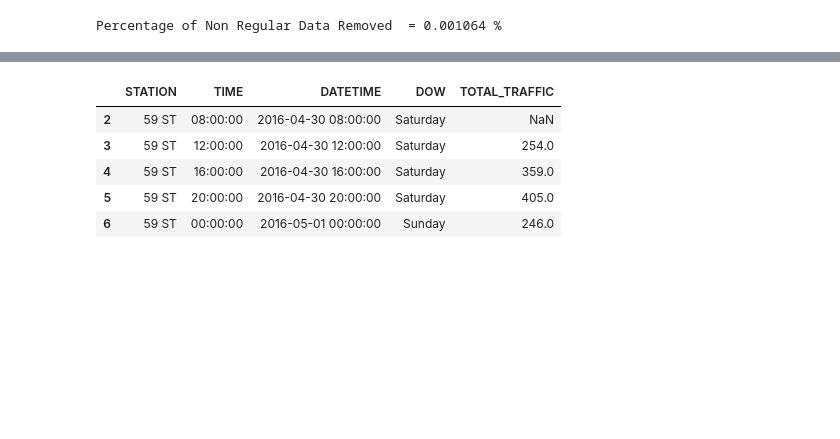
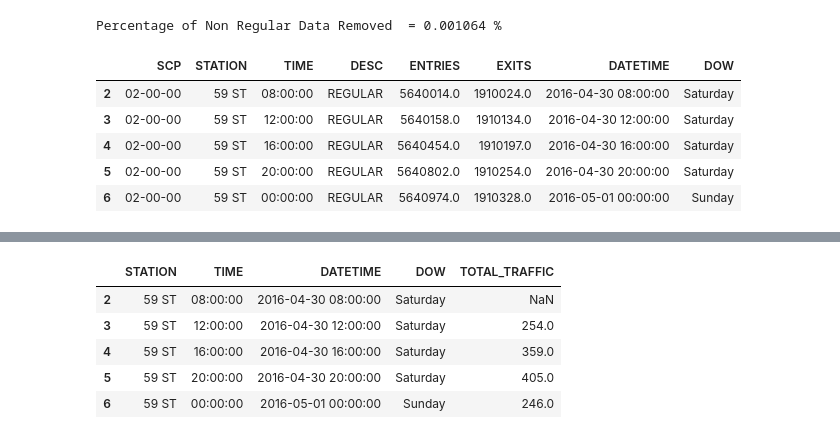
Before and after one commit to MohammadBakir/Project-Benson, a Jupyter notebook: Project Benson.ipynb, the cells around one changed output, grey strips where cells are left out. Drawn from its saved outputs; the diff is of its cells as text; code cells hidden in the pictures; blank space fills up the shorter version.

```diff
--- a/Project Benson.ipynb
+++ b/Project Benson.ipynb
@@ -93,6 +93,15 @@ def preprocess(df):
 df = preprocess(dfs)
 # %% [output]
 Percentage of Non Regular Data Removed  = 0.001064 %
+# %%
+df.head(5)
+# %% [output]
+|  | SCP | STATION | TIME | DESC | ENTRIES | EXITS | DATETIME | DOW |
+| 2 | 02-00-00 | 59 ST | 08:00:00 | REGULAR | 5640014.0 | 1910024.0 | 2016-04-30 08:00:00 | Saturday |
+| 3 | 02-00-00 | 59 ST | 12:00:00 | REGULAR | 5640158.0 | 1910134.0 | 2016-04-30 12:00:00 | Saturday |
+| 4 | 02-00-00 | 59 ST | 16:00:00 | REGULAR | 5640454.0 | 1910197.0 | 2016-04-30 16:00:00 | Saturday |
+| 5 | 02-00-00 | 59 ST | 20:00:00 | REGULAR | 5640802.0 | 1910254.0 | 2016-04-30 20:00:00 | Saturday |
+| 6 | 02-00-00 | 59 ST | 00:00:00 | REGULAR | 5640974.0 | 1910328.0 | 2016-05-01 00:00:00 | Sunday |
 # %%
 #Entry and exit data are cumulative, need to adjust to periodic interval counts.
 df['DIFFS_ENTRIES'] = df['ENTRIES'].diff()
```
Also changed, not shown: parts of 6 cells of this notebook, 29 other files.
